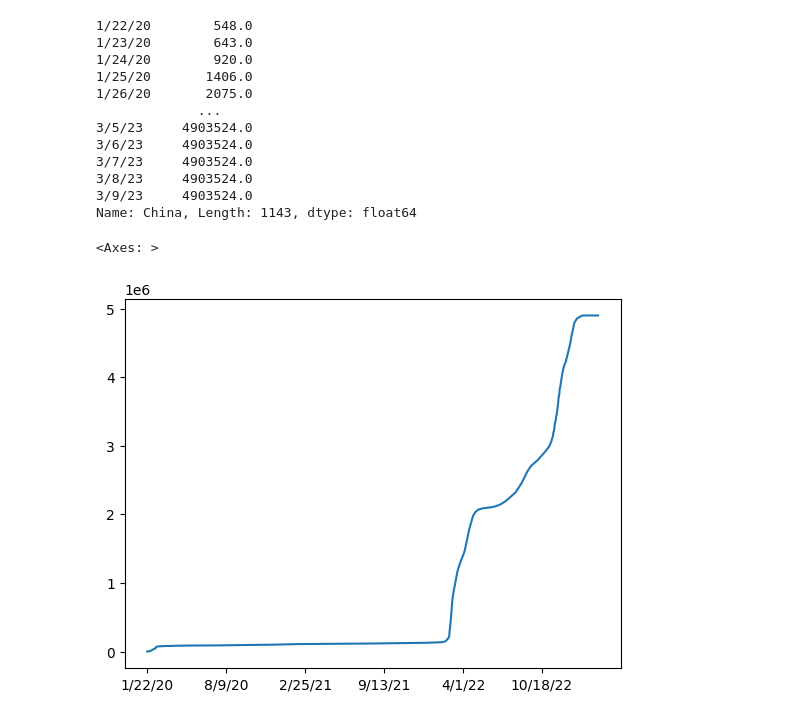
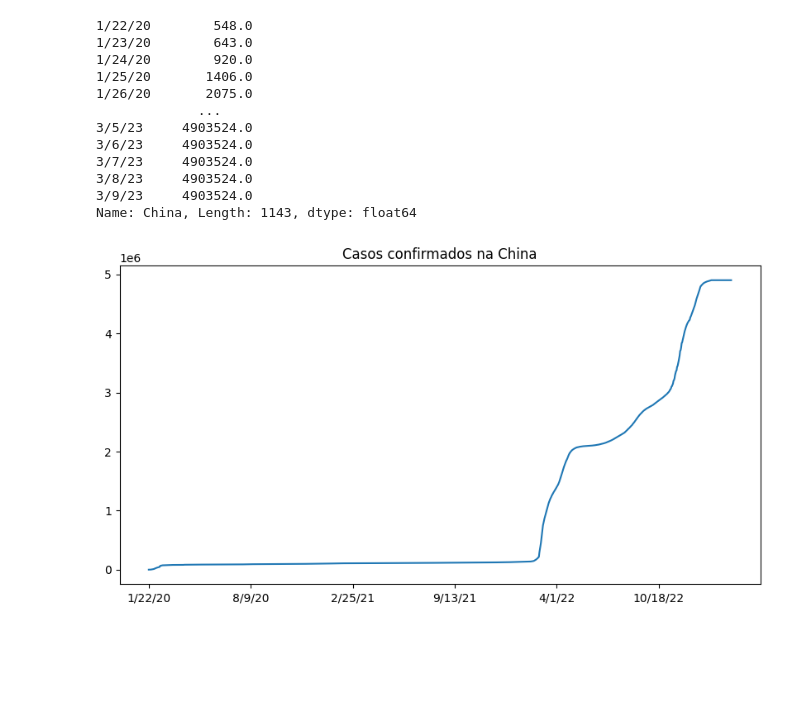
Before and after one commit to renatamontanhana/Analise_de_Dados_Saude_1, a Jupyter notebook: Data_Science_e_Saude.ipynb, the cells around one changed output. Drawn from its saved outputs; the diff is of its cells as text; code cells hidden in the pictures; blank space fills up the shorter version.

```diff
--- a/Data_Science_e_Saude.ipynb
+++ b/Data_Science_e_Saude.ipynb
@@ -237,8 +237,11 @@ confirmed_by_country.loc["China"][2:]
 3/8/23     4903524.0
 3/9/23     4903524.0
 Name: China, Length: 1143, dtype: float64
-# %%
-confirmed_by_country.loc["China"][2:].plot()
-# %% [output]
-<Axes: >
-[figure, removed]
+# %%
+import matplotlib.pyplot as plt
+plt.figure(figsize=(10,5))
+confirmed_by_country.loc["China"][2:].plot()
+plt.title('Casos confirmados na China')
+plt.show()
+# %% [output]
+[figure, added]
```
Also changed, not shown: parts of 1 cell of this notebook.
